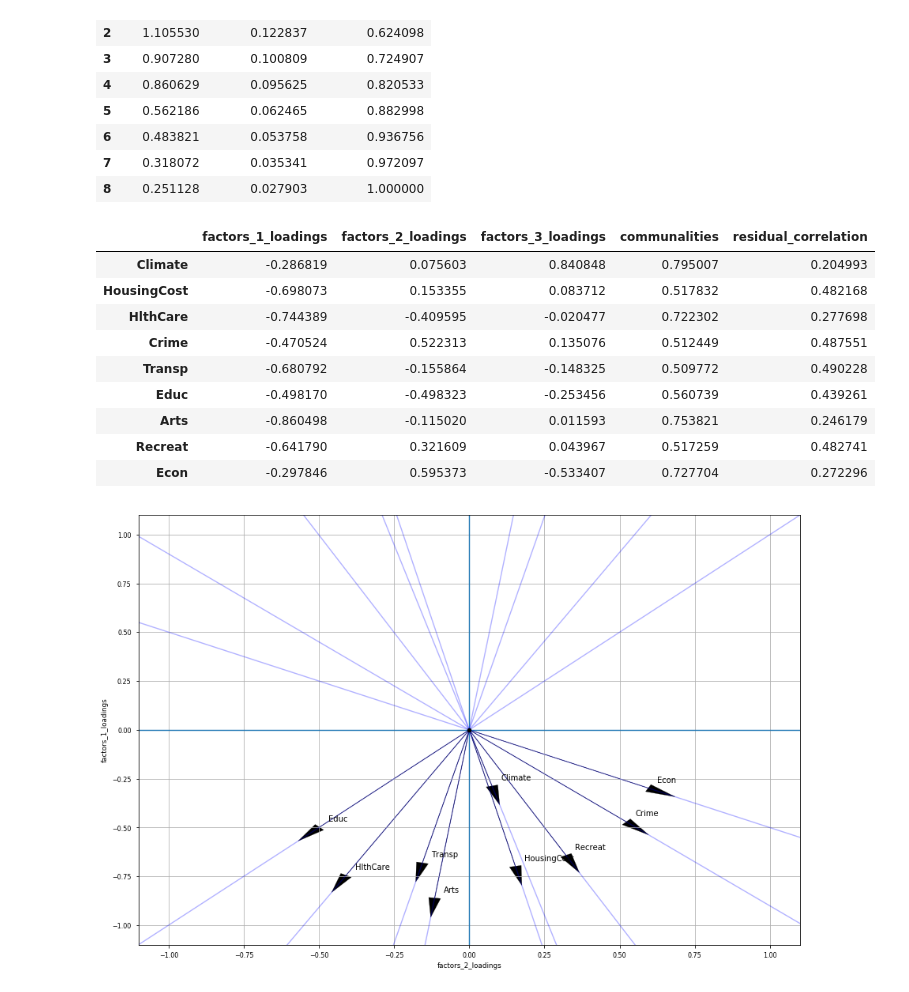
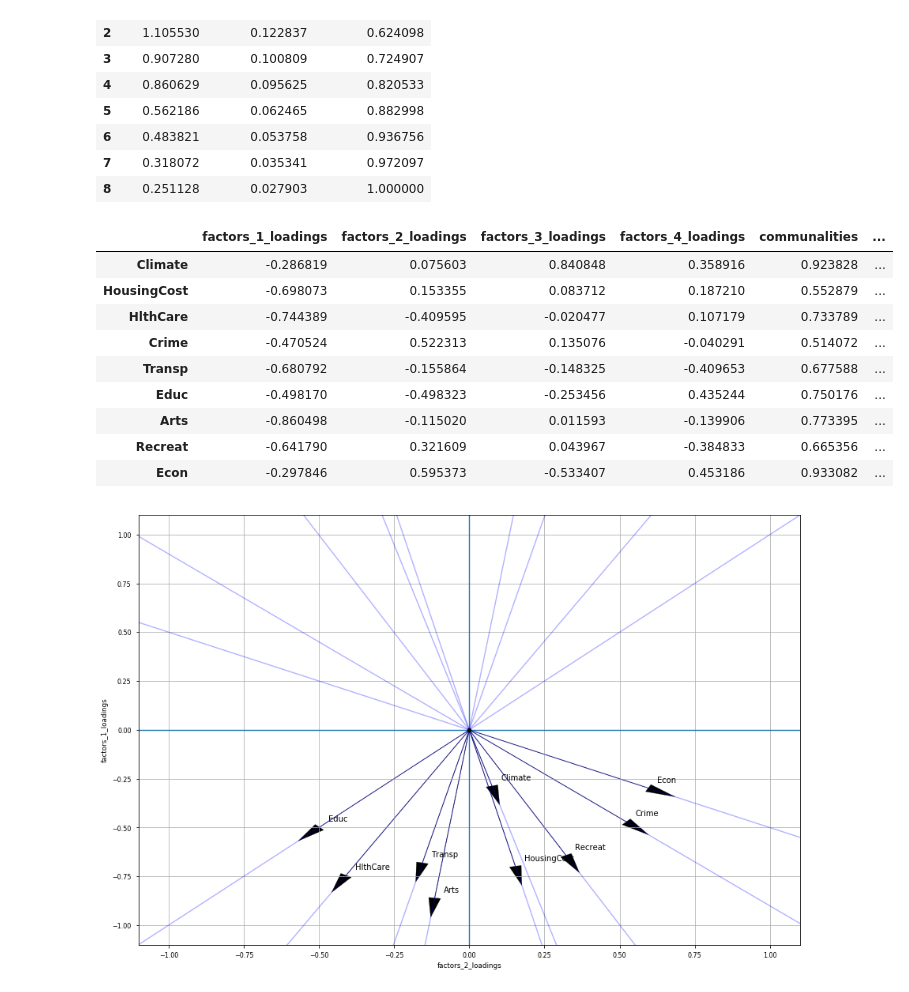
Before and after one commit to ErickEduardoAH/AnalisisMultivariado, a Jupyter notebook: 3.2 - Interdependence Spectral Analysis - factor analysis.ipynb, the cells around one changed output. Saved outputs shown, nothing was run; the diff lists cells and outputs as text; code cells hidden in the pictures.

```diff
--- a/3.2 - Interdependence Spectral Analysis - factor analysis.ipynb
+++ b/3.2 - Interdependence Spectral Analysis - factor analysis.ipynb
@@ -191,23 +191,23 @@ def computeCommunalities(factorLoadingsPD):
     factorLoadingsPD[['residual_correlation']]=1-factorLoadingsPD[['communalities']]
     return factorLoadingsPD
 # %%
-k=3
+k=4
 factorLoadingsPD = pd.DataFrame(np.dot(eigenVectors,sqrtLambda[:,:k]),\
                                 columns=['factors_'+str(i+1)+'_loadings' for i in range(0,k)],\
                                 index=features)
 
 computeCommunalities(factorLoadingsPD)
 # %% [output]
-|  | factors_1_loadings | factors_2_loadings | factors_3_loadings | communalities | residual_correlation |
-| Climate | -0.286819 | 0.075603 | 0.840848 | 0.795007 | 0.204993 |
-| HousingCost | -0.698073 | 0.153355 | 0.083712 | 0.517832 | 0.482168 |
-| HlthCare | -0.744389 | -0.409595 | -0.020477 | 0.722302 | 0.277698 |
-| Crime | -0.470524 | 0.522313 | 0.135076 | 0.512449 | 0.487551 |
-| Transp | -0.680792 | -0.155864 | -0.148325 | 0.509772 | 0.490228 |
-| Educ | -0.498170 | -0.498323 | -0.253456 | 0.560739 | 0.439261 |
-| Arts | -0.860498 | -0.115020 | 0.011593 | 0.753821 | 0.246179 |
-| Recreat | -0.641790 | 0.321609 | 0.043967 | 0.517259 | 0.482741 |
-| Econ | -0.297846 | 0.595373 | -0.533407 | 0.727704 | 0.272296 |
+|  | factors_1_loadings | factors_2_loadings | factors_3_loadings | factors_4_loadings | communalities | ... |
+| Climate | -0.286819 | 0.075603 | 0.840848 | 0.358916 | 0.923828 | ... |
+| HousingCost | -0.698073 | 0.153355 | 0.083712 | 0.187210 | 0.552879 | ... |
+| HlthCare | -0.744389 | -0.409595 | -0.020477 | 0.107179 | 0.733789 | ... |
+| Crime | -0.470524 | 0.522313 | 0.135076 | -0.040291 | 0.514072 | ... |
+| Transp | -0.680792 | -0.155864 | -0.148325 | -0.409653 | 0.677588 | ... |
+| Educ | -0.498170 | -0.498323 | -0.253456 | 0.435244 | 0.750176 | ... |
+| Arts | -0.860498 | -0.115020 | 0.011593 | -0.139906 | 0.773395 | ... |
+| Recreat | -0.641790 | 0.321609 | 0.043967 | -0.384833 | 0.665356 | ... |
+| Econ | -0.297846 | 0.595373 | -0.533407 | 0.453186 | 0.933082 | ... |
 # %%
 plt.figure(figsize=(15,10))
 plt.axis([-1.1,1.1,-1.1,1.1])
```
Also changed, not shown: parts of 4 cells of this notebook.
